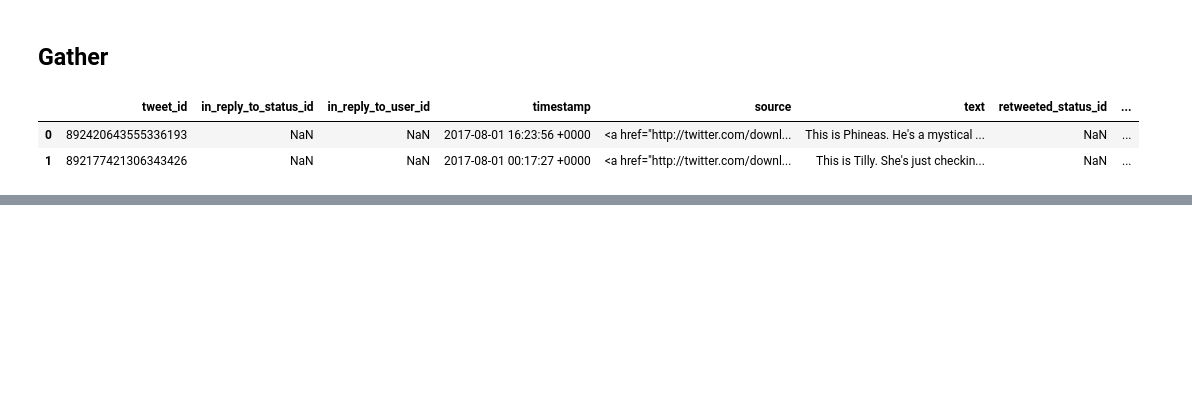
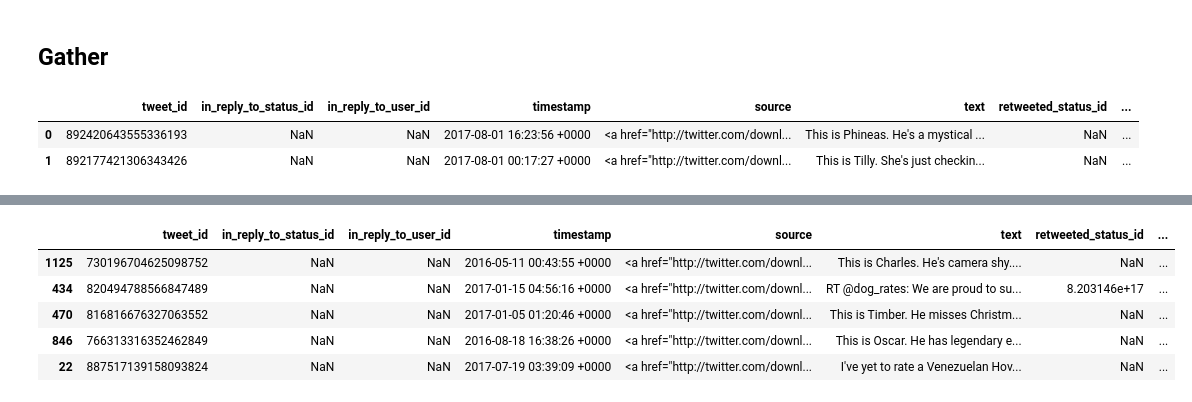
Before and after one commit to abdiganiaden/wrangle_analyze_twitter_dogs, a Jupyter notebook: wrangle_act.ipynb, the cells around one changed output, grey strips where cells are left out. Saved outputs shown, nothing was run; the diff lists cells and outputs as text; code cells hidden in the pictures; blank space fills up the shorter version.

```diff
--- a/wrangle_act.ipynb
+++ b/wrangle_act.ipynb
@@ -87,0 +195,9 @@ df_tweet = pd.read_json('tweet_json.txt', orient='index')
+# %%
+df.sample(5)
+# %% [output]
+|  | tweet_id | in_reply_to_status_id | in_reply_to_user_id | timestamp | source | text | retweeted_status_id | ... |
+| 1125 | 730196704625098752 | NaN | NaN | 2016-05-11 00:43:55 +0000 | <a href="http://twitter.com/downl... | This is Charles. He's camera shy.... | NaN | ... |
+| 434 | 820494788566847489 | NaN | NaN | 2017-01-15 04:56:16 +0000 | <a href="http://twitter.com/downl... | RT @dog_rates: We are proud to su... | 8.203146e+17 | ... |
+| 470 | 816816676327063552 | NaN | NaN | 2017-01-05 01:20:46 +0000 | <a href="http://twitter.com/downl... | This is Timber. He misses Christm... | NaN | ... |
+| 846 | 766313316352462849 | NaN | NaN | 2016-08-18 16:38:26 +0000 | <a href="http://twitter.com/downl... | This is Oscar. He has legendary e... | NaN | ... |
+| 22 | 887517139158093824 | NaN | NaN | 2017-07-19 03:39:09 +0000 | <a href="http://twitter.com/downl... | I've yet to rate a Venezuelan Hov... | NaN | ... |
```
Also changed, not shown: parts of 12 cells of this notebook, 1 other file.
